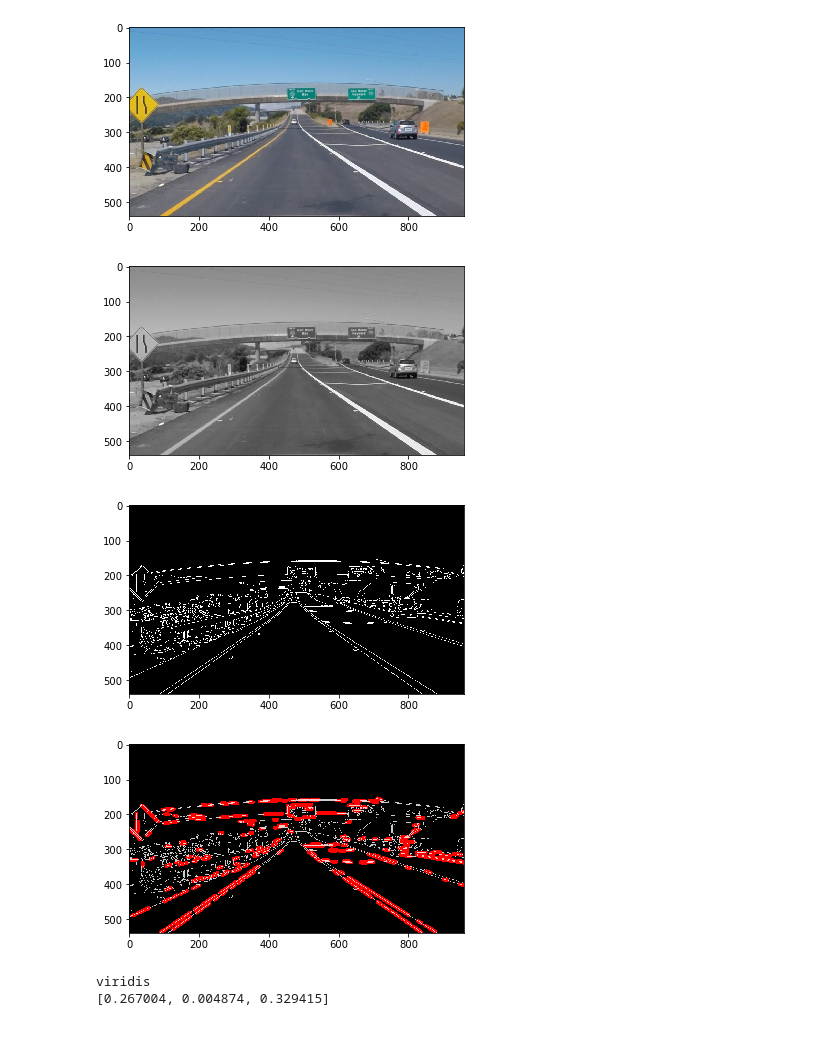
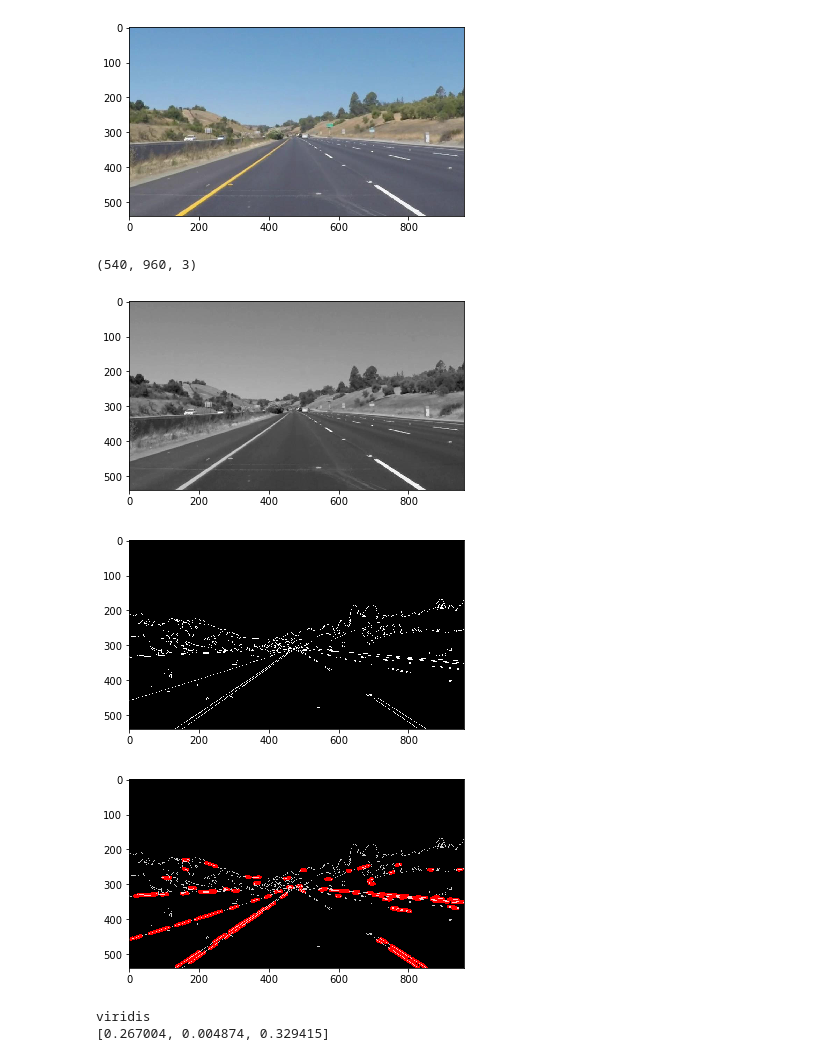
Before and after one commit to minh84/udacity_carnd, a Jupyter notebook: 03_canny_edge_dection.ipynb, the cells around one changed output. Drawn from its saved outputs; the diff is of its cells as text; code cells hidden in the pictures.

```diff
--- a/03_canny_edge_dection.ipynb
+++ b/03_canny_edge_dection.ipynb
@@ -1,9 +1,16 @@
 # %%
 import matplotlib.pyplot as plt
 import matplotlib.image as mpimg
 %matplotlib inline
-image = mpimg.imread('./assets/exit-ramp.jpg')
+# image = mpimg.imread('./assets/exit-ramp.jpg')
+img = 'c2_f437.jpg'
+image = mpimg.imread('./CarND-LaneLines-P1/challenge_images/{}'.format(img))
+
+# image = mpimg.imread('./CarND-LaneLines-P1/test_images/solidWhiteRight.jpg')
+
 plt.imshow(image)
 plt.show()
+print(image.shape)
 # %% [output]
-[figure, old version]
+[figure, new version]
+(540, 960, 3)
@@ -13,7 +23,7 @@ gray = cv2.cvtColor(image, cv2.COLOR_RGB2GRAY) #grayscale conversion
 plt.imshow(gray, cmap='gray')
 plt.show()
 # %% [output]
-[figure, old version]
+[figure, new version]
 # %%
 # Define a kernel size for Gaussian smoothing / blurring
 # Note: this step is optional as cv2.Canny() applies a 5x5 Gaussian internally
@@ -30,7 +40,7 @@ edges = cv2.Canny(blur_gray, low_threshold, high_threshold)
 plt.imshow(edges, cmap='Greys_r')
 plt.show()
 # %% [output]
-[figure, old version]
+[figure, new version]
 # %%
 import numpy as np
 
@@ -58,7 +68,7 @@ combo = cv2.addWeighted(color_edges, 0.8, line_image, 1, 0)
 plt.imshow(combo)
 plt.show()
 # %% [output]
-[figure, old version]
+[figure, new version]
 # %%
 import matplotlib
 from matplotlib import cm
```
Also changed, not shown: parts of 7 cells of this notebook, 14 other files.
